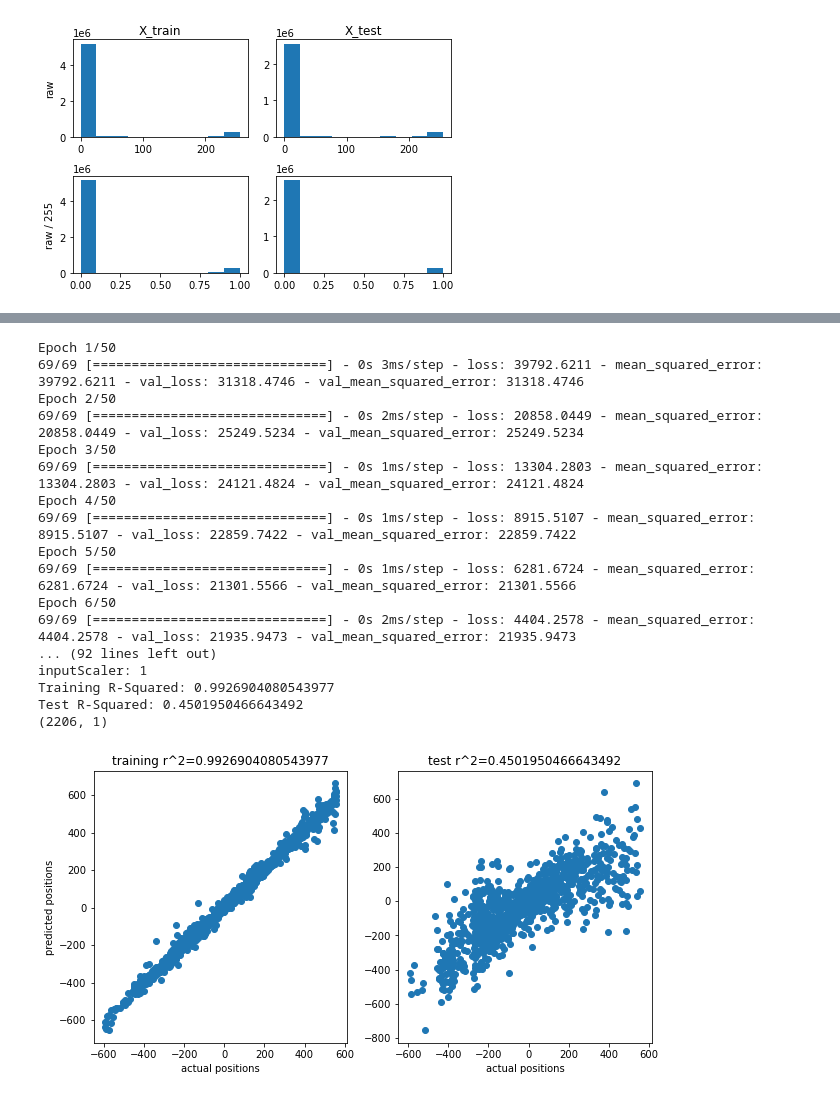
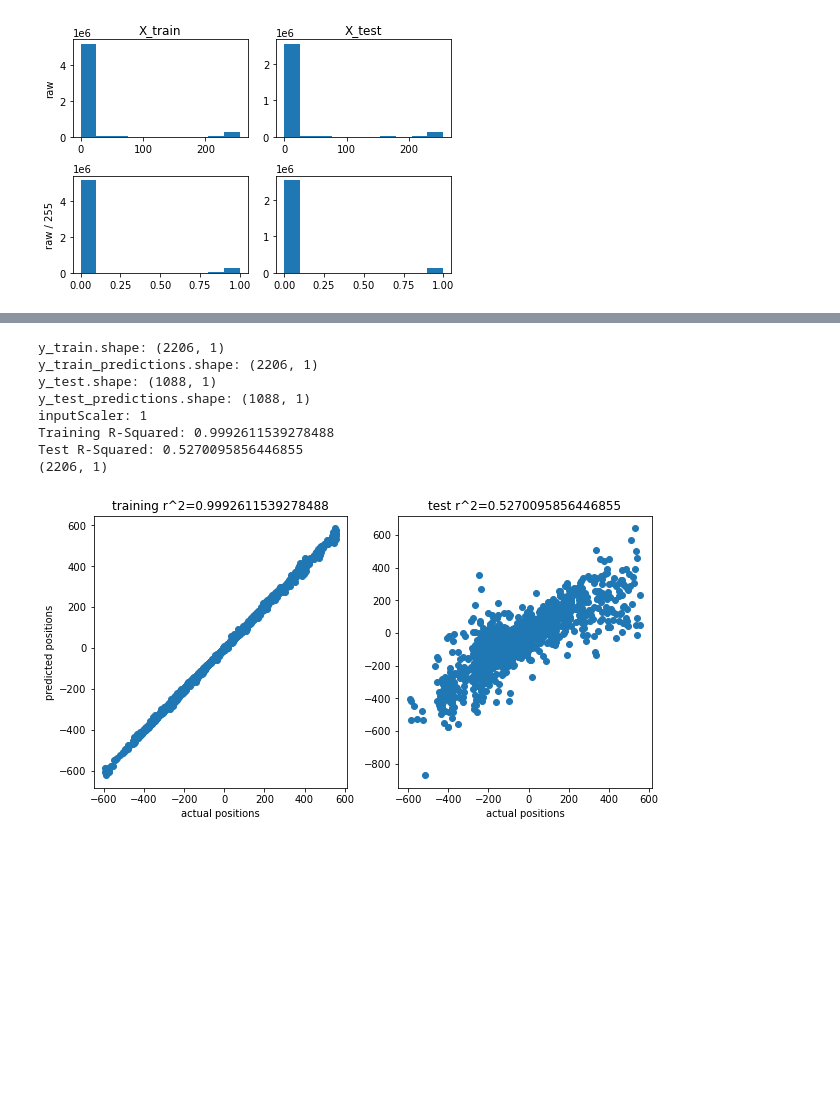
Before and after one commit to AndrewSamaha/MLRacer, a Jupyter notebook: cnn1.ipynb, the cells around one changed output, grey strips where cells are left out. Cells and saved outputs as stored; diff of their text form; code cells hidden in the pictures; blank space fills up the shorter version.

```diff
--- a/cnn1.ipynb
+++ b/cnn1.ipynb
@@ -97,7 +97,7 @@ def buildModel(X_train, y_train, X_test, y_test, inputScaler=1, epochs=40):
     print(f"Test R-Squared: {y_test_rsquared}")
     return y_train_rsquared, y_test_rsquared
 
-def buildModelSingleTask(X_train, y_train, X_test, y_test, inputScaler=1, epochs=40, filename=None):
+def buildModelSingleTask(X_train, y_train, X_test, y_test, optimizer='adam', inputScaler=1, epochs=40, filename=None, verbose=1):
     model = Sequential()
     model.add(Flatten(input_shape=(2500,1)))
     model.add(Dense(25, activation="relu")) # lets try an intermediary layer of 625?
@@ -108,7 +108,7 @@ def buildModelSingleTask(X_train, y_train, X_test, y_test, inputScaler=1, epochs
               metrics=[tf.keras.metrics.MeanSquaredError()])
     model.build()
     #model.summary()
-    model.fit(X_train * inputScaler, y_train, epochs=epochs, validation_data=(X_test * inputScaler, y_test), verbose=1)
+    model.fit(X_train * inputScaler, y_train, epochs=epochs, validation_data=(X_test * inputScaler, y_test), verbose=verbose)
 
     y_train_predictions = model.predict(X_train * inputScaler)
     y_train_rsquared = my_r2_score(y_train_predictions, y_train)
@@ -267,24 +267,15 @@ Test R-Squared: 0.016824561846897068
 # %%
-train_rsquared, test_rsquared, modelPosition  = buildModelSingleTask(X_train, y_train_position.reshape(-1,1), X_test, y_test_position.reshape(-1,1), inputScaler=1, epochs=50, filename="alpha.unnormalized.50epochs.png")
+train_rsquared, test_rsquared, modelPosition  = buildModelSingleTask(X_train, y_train_position.reshape(-1,1), X_test, y_test_position.reshape(-1,1), optimizer='sgd', inputScaler=1, epochs=1000, verbose=0, filename="alpha.sdg.unnormalized.1000epochs.png")
 # %% [output]
-Epoch 1/50
-69/69 [==============================] - 0s 3ms/step - loss: 39792.6211 - mean_squared_error: 39792.6211 - val_loss: 31318.4746 - val_mean_squared_error: 31318.4746
-Epoch 2/50
-69/69 [==============================] - 0s 2ms/step - loss: 20858.0449 - mean_squared_error: 20858.0449 - val_loss: 25249.5234 - val_mean_squared_error: 25249.5234
-Epoch 3/50
-69/69 [==============================] - 0s 1ms/step - loss: 13304.2803 - mean_squared_error: 13304.2803 - val_loss: 24121.4824 - val_mean_squared_error: 24121.4824
-Epoch 4/50
-69/69 [==============================] - 0s 1ms/step - loss: 8915.5107 - mean_squared_error: 8915.5107 - val_loss: 22859.7422 - val_mean_squared_error: 22859.7422
-Epoch 5/50
-69/69 [==============================] - 0s 1ms/step - loss: 6281.6724 - mean_squared_error: 6281.6724 - val_loss: 21301.5566 - val_mean_squared_error: 21301.5566
-Epoch 6/50
-69/69 [==============================] - 0s 2ms/step - loss: 4404.2578 - mean_squared_error: 4404.2578 - val_loss: 21935.9473 - val_mean_squared_error: 21935.9473
-... (92 lines left out)
+y_train.shape: (2206, 1)
+y_train_predictions.shape: (2206, 1)
+y_test.shape: (1088, 1)
+y_test_predictions.shape: (1088, 1)
 inputScaler: 1
-Training R-Squared: 0.9926904080543977
-Test R-Squared: 0.4501950466643492
+Training R-Squared: 0.9992611539278488
+Test R-Squared: 0.5270095856446855
 (2206, 1)
-[figure, old version]
+[figure, new version]
 # %%
 train_rsquared, test_rsquared, modelPosition  = buildModelSingleTask(X_train, y_train_position.reshape(-1,1), X_test, y_test_position.reshape(-1,1), inputScaler=1, epochs=1000, filename="alpha.unnormalized.1000epochs.png")
 # %% [output]
```
Also changed, not shown: parts of 1 cell of this notebook, 1 other file.
